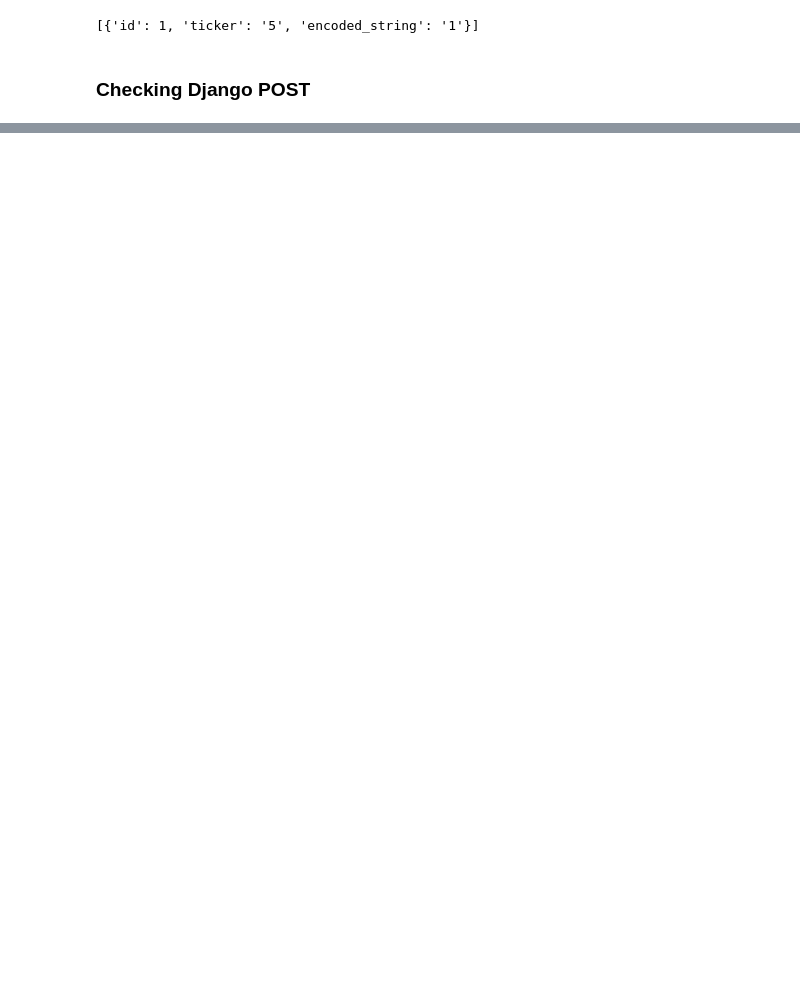
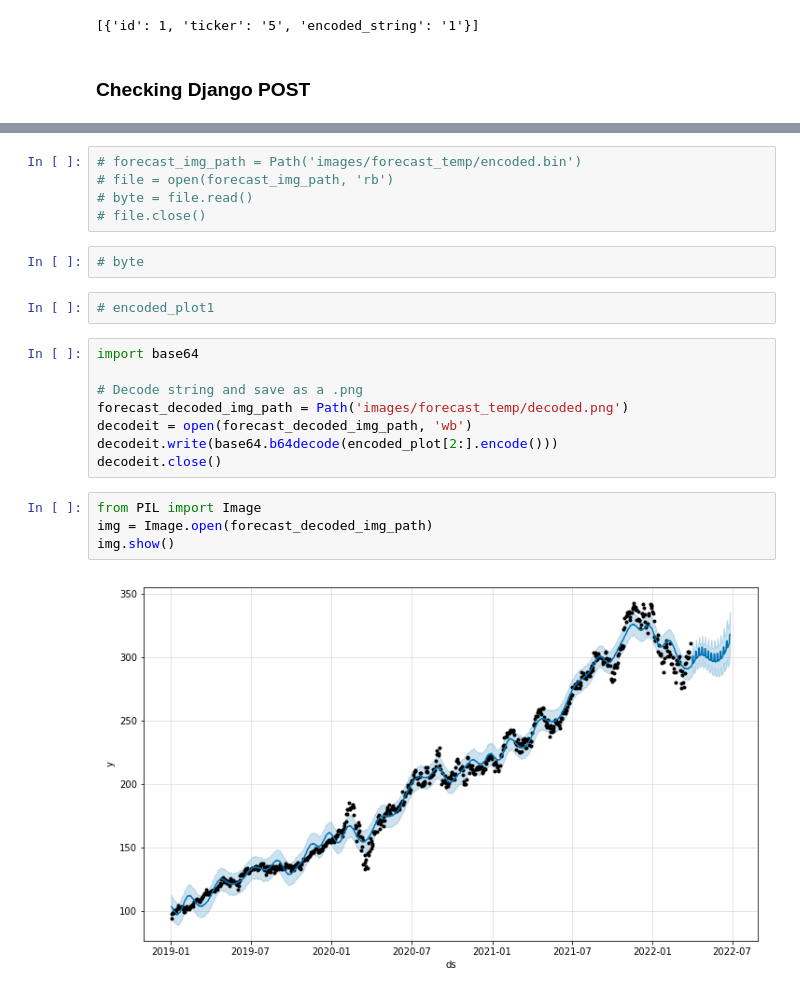
Before and after one commit to 312FinTech/Fintech-Forecast-App, a Jupyter notebook: api_and_ticker_pract.ipynb, the cells around one changed output, grey strips where cells are left out. Saved outputs shown, nothing was run; the diff lists cells and outputs as text; blank space fills up the shorter version.

```diff
--- a/api_and_ticker_pract.ipynb
+++ b/api_and_ticker_pract.ipynb
@@ -228,0 +590,23 @@ response_json
+# %%
+# forecast_img_path = Path('images/forecast_temp/encoded.bin')
+# file = open(forecast_img_path, 'rb')
+# byte = file.read()
+# file.close()
+# %%
+# byte
+# %%
+# encoded_plot1
+# %%
+import base64
+
+# Decode string and save as a .png
+forecast_decoded_img_path = Path('images/forecast_temp/decoded.png')
+decodeit = open(forecast_decoded_img_path, 'wb')
+decodeit.write(base64.b64decode(encoded_plot[2:].encode()))
+decodeit.close()
+# %%
+from PIL import Image
+img = Image.open(forecast_decoded_img_path)
+img.show()
+# %% [output]
+[figure, added]
```
Also changed, not shown: parts of 50 cells of this notebook, 4 other files.
